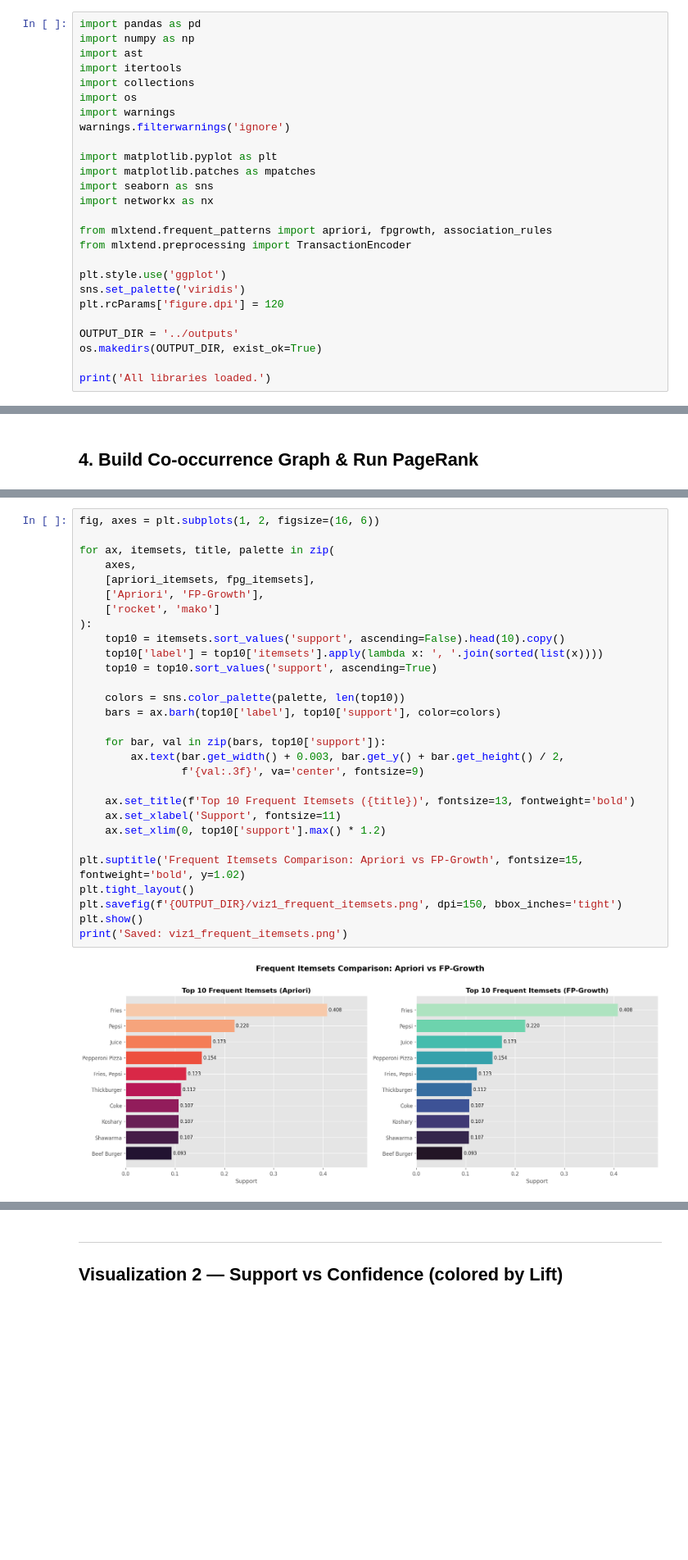
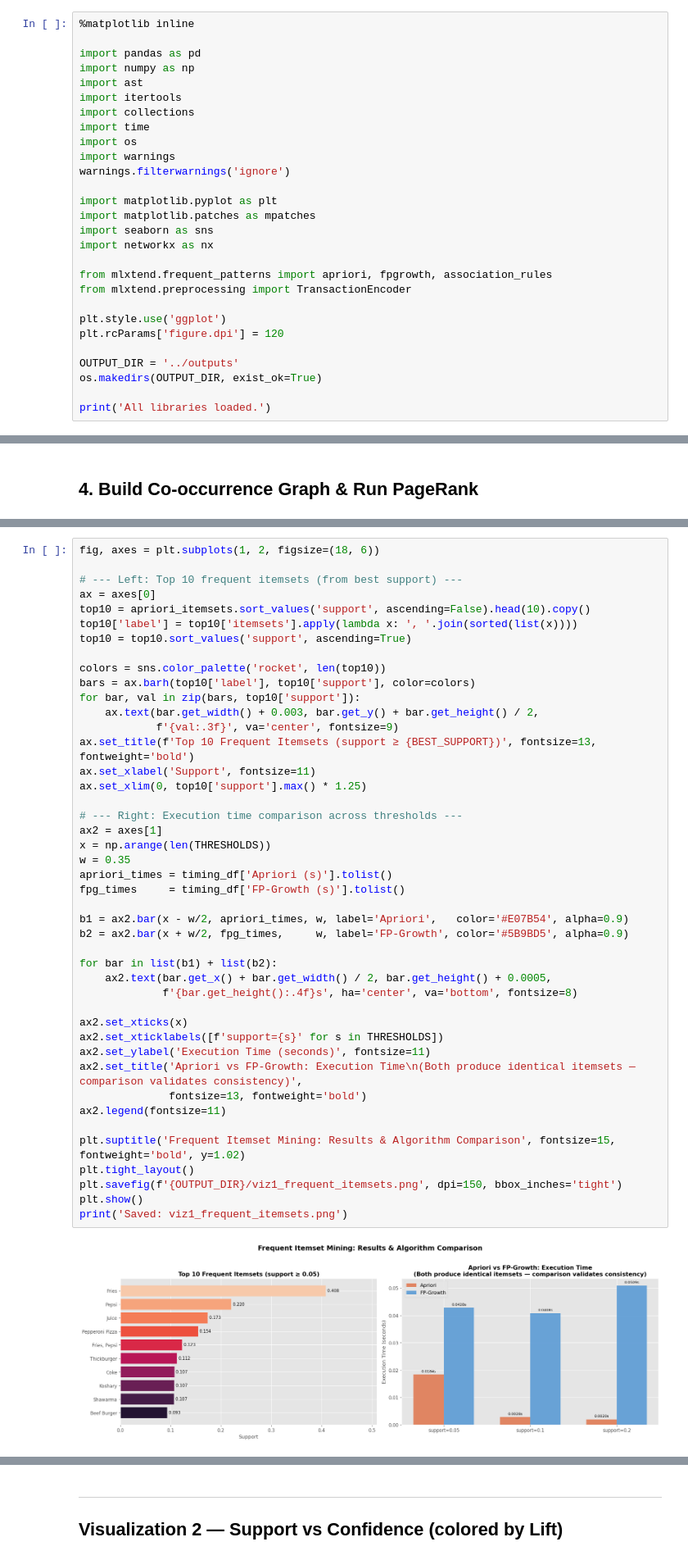
Before and after one commit to Alaa-Alyy/Food-Delivery-Pattern-Analysis-, a Jupyter notebook: notebooks/Food_Analysis_Visualization.ipynb, the cells around one changed output, grey strips where cells are left out. Shown at 82% size. Cells and saved outputs as stored; diff of their text form; blank space fills up the shorter version.

```diff
--- a/notebooks/Food_Analysis_Visualization.ipynb
+++ b/notebooks/Food_Analysis_Visualization.ipynb
@@ -15,11 +16,14 @@ This notebook produces all network diagrams and association graphs by consuming
 # %% [markdown]
 ## 1. Imports
 # %%
+%matplotlib inline
+
 import pandas as pd
 import numpy as np
 import ast
 import itertools
 import collections
+import time
 import os
 import warnings
 warnings.filterwarnings('ignore')
@@ -33,7 +37,6 @@ from mlxtend.frequent_patterns import apriori, fpgrowth, association_rules
 from mlxtend.preprocessing import TransactionEncoder
 
 plt.style.use('ggplot')
-sns.set_palette('viridis')
 plt.rcParams['figure.dpi'] = 120
 
 OUTPUT_DIR = '../outputs'
@@ -146,34 +180,49 @@ Top 10 Meals by PageRank:
 # %%
-fig, axes = plt.subplots(1, 2, figsize=(16, 6))
+fig, axes = plt.subplots(1, 2, figsize=(18, 6))
 
-for ax, itemsets, title, palette in zip(
-    axes,
-    [apriori_itemsets, fpg_itemsets],
-    ['Apriori', 'FP-Growth'],
-    ['rocket', 'mako']
-):
-    top10 = itemsets.sort_values('support', ascending=False).head(10).copy()
-    top10['label'] = top10['itemsets'].apply(lambda x: ', '.join(sorted(list(x))))
-    top10 = top10.sort_values('support', ascending=True)
+# --- Left: Top 10 frequent itemsets (from best support) ---
+ax = axes[0]
+top10 = apriori_itemsets.sort_values('support', ascending=False).head(10).copy()
+top10['label'] = top10['itemsets'].apply(lambda x: ', '.join(sorted(list(x))))
+top10 = top10.sort_values('support', ascending=True)
 
-    colors = sns.color_palette(palette, len(top10))
-    bars = ax.barh(top10['label'], top10['support'], color=colors)
+colors = sns.color_palette('rocket', len(top10))
+bars = ax.barh(top10['label'], top10['support'], color=colors)
+for bar, val in zip(bars, top10['support']):
+    ax.text(bar.get_width() + 0.003, bar.get_y() + bar.get_height() / 2,
+            f'{val:.3f}', va='center', fontsize=9)
+ax.set_title(f'Top 10 Frequent Itemsets (support ≥ {BEST_SUPPORT})', fontsize=13, fontweight='bold')
+ax.set_xlabel('Support', fontsize=11)
+ax.set_xlim(0, top10['support'].max() * 1.25)
 
-    for bar, val in zip(bars, top10['support']):
-        ax.text(bar.get_width() + 0.003, bar.get_y() + bar.get_height() / 2,
-                f'{val:.3f}', va='center', fontsize=9)
+# --- Right: Execution time comparison across thresholds ---
+ax2 = axes[1]
+x = np.arange(len(THRESHOLDS))
+w = 0.35
+apriori_times = timing_df['Apriori (s)'].tolist()
+fpg_times     = timing_df['FP-Growth (s)'].tolist()
 
-    ax.set_title(f'Top 10 Frequent Itemsets ({title})', fontsize=13, fontweight='bold')
-    ax.set_xlabel('Support', fontsize=11)
-    ax.set_xlim(0, top10['support'].max() * 1.2)
+b1 = ax2.bar(x - w/2, apriori_times, w, label='Apriori',   color='#E07B54', alpha=0.9)
+b2 = ax2.bar(x + w/2, fpg_times,     w, label='FP-Growth', color='#5B9BD5', alpha=0.9)
 
-plt.suptitle('Frequent Itemsets Comparison: Apriori vs FP-Growth', fontsize=15, fontweight='bold', y=1.02)
+for bar in list(b1) + list(b2):
+    ax2.text(bar.get_x() + bar.get_width() / 2, bar.get_height() + 0.0005,
+             f'{bar.get_height():.4f}s', ha='center', va='bottom', fontsize=8)
+
+ax2.set_xticks(x)
+ax2.set_xticklabels([f'support={s}' for s in THRESHOLDS])
+ax2.set_ylabel('Execution Time (seconds)', fontsize=11)
+ax2.set_title('Apriori vs FP-Growth: Execution Time\n(Both produce identical itemsets — comparison validates consistency)',
+              fontsize=13, fontweight='bold')
+ax2.legend(fontsize=11)
+
+plt.suptitle('Frequent Itemset Mining: Results & Algorithm Comparison', fontsize=15, fontweight='bold', y=1.02)
 plt.tight_layout()
 plt.savefig(f'{OUTPUT_DIR}/viz1_frequent_itemsets.png', dpi=150, bbox_inches='tight')
 plt.show()
 print('Saved: viz1_frequent_itemsets.png')
 # %% [output]
-[figure, old version]
+[figure, new version]
 Saved: viz1_frequent_itemsets.png
 # %% [markdown]
 ---
```
Also changed, not shown: parts of 17 cells of this notebook, 8 other files.
